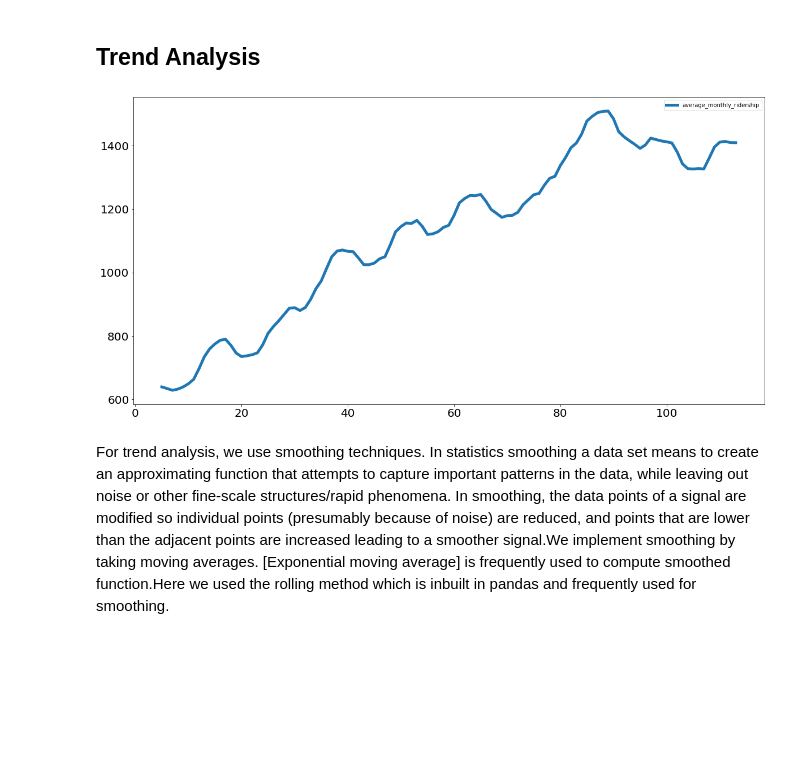
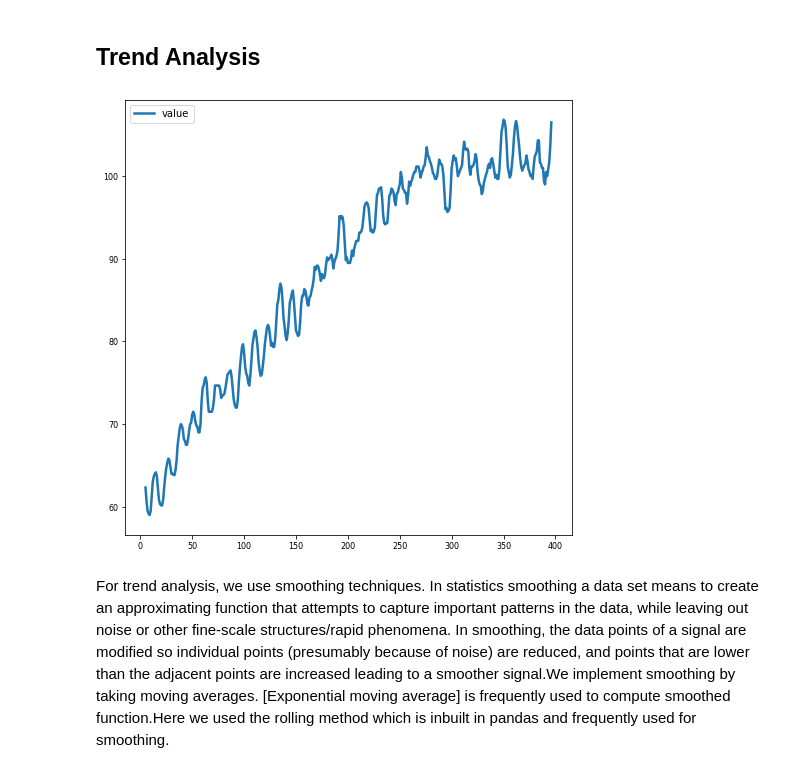
Before and after one commit to Naveen-004/Python-for-DataScience, a Jupyter notebook: ML/Time-series-analysis- Assignment 11.ipynb, the cells around one changed output. Cells and saved outputs as stored; diff of their text form; code cells hidden in the pictures; blank space fills up the shorter version.

```diff
--- a/ML/Time-series-analysis- Assignment 11.ipynb
+++ b/ML/Time-series-analysis- Assignment 11.ipynb
@@ -66,4 +68,4 @@ df.describe()
 # %%
-df.columns = ["month", "average_monthly_ridership"]
+df.columns = ["DATE", "value"]
 df.head()
 # %% [output]
@@ -124,9 +129,9 @@ Changing data type of both the column
 * Assign int to `monthly_ridership_data` column
 * Assign datetime to `month` column
 # %%
-df['average_monthly_ridership'] = df['average_monthly_ridership'].astype(np.int32)
+df['value'] = df['value'].astype(np.int32)
 # %%
-df['month'] = pd.to_datetime(df['month'], format = '%Y-%m')
+df['DATE'] = pd.to_datetime(df['DATE'],)
 # %%
 df.dtypes
 # %% [output]
@@ -203,10 +206,12 @@ rider = df[['average_monthly_ridership']]
+# %%
+value = df[['value']]
 # %% [markdown]
 ## Trend Analysis
 # %%
-rider.rolling(6).mean().plot(figsize=(20,10), linewidth=5, fontsize=20)
+value.rolling(6).mean().plot(figsize=(8,8), linewidth=2.5, fontsize=8)
 plt.show()
 # %% [output]
-[figure, old version]
+[figure, new version]
 # %% [markdown]
 For trend analysis, we use smoothing techniques. In statistics smoothing a data set means to create an approximating function that attempts to capture important patterns in the data, while leaving out noise or other fine-scale structures/rapid phenomena. In smoothing, the data points of a signal are modified so individual points (presumably because of noise) are reduced, and points that are lower than the adjacent points are increased leading to a smoother signal.We implement smoothing by taking moving averages. [Exponential moving average] is frequently used to compute smoothed function.Here we used the rolling method which is inbuilt in pandas and frequently used for smoothing.
 # %% [markdown]
```
Also changed, not shown: parts of 26 cells of this notebook, 4 other files.
